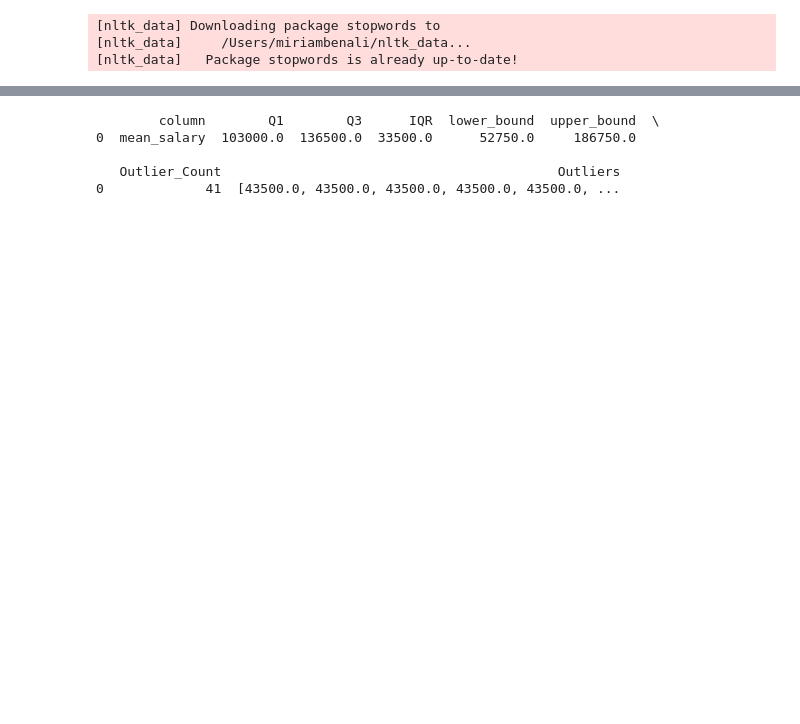
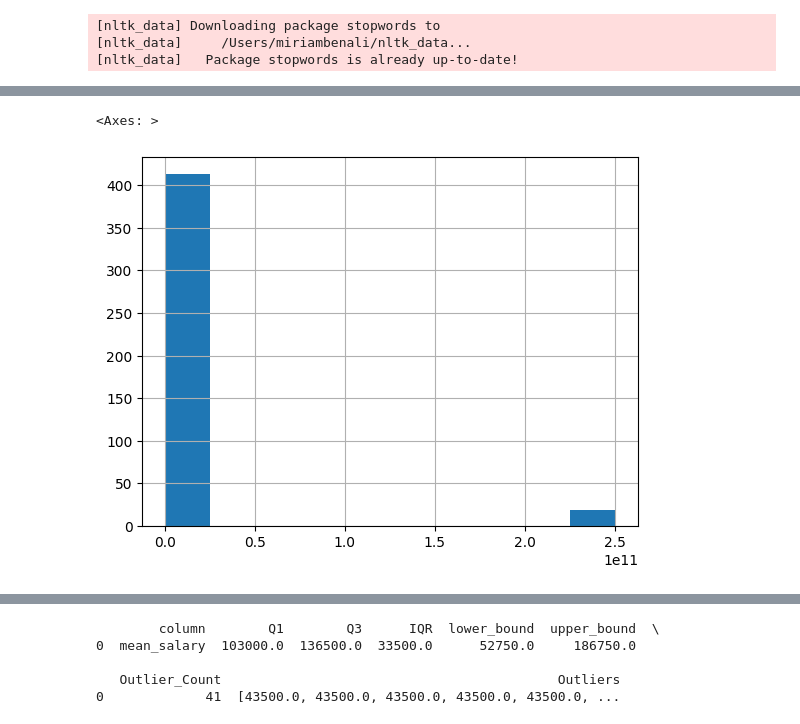
Before and after one commit to mariambenali/HR-pulse-ai-platform, a Jupyter notebook: ml/notebook/data_cleaning.ipynb, the cells around one changed output, grey strips where cells are left out. Saved outputs shown, nothing was run; the diff lists cells and outputs as text; code cells hidden in the pictures; blank space fills up the shorter version.

```diff
--- a/ml/notebook/data_cleaning.ipynb
+++ b/ml/notebook/data_cleaning.ipynb
@@ -169,0 +155,45 @@ df["mean_salary"] = df["mean_salary"] * 1000
+# %%
+import numpy as np
+import pandas as pd
+import re
+
+def compute_revenue(value):
+
+    if pd.isna(value):
+        return np.nan
+
+    value = value.lower()
+
+    # gérer unknown
+    if "unknown" in value:
+        return np.nan
+
+    # détecter l’unité
+    multiplier = 1
+
+    if "billion" in value:
+        multiplier = 1_000_000_000
+    elif "million" in value:
+        multiplier = 1_000_000
+
+    # extraire les nombres
+    numbers = re.findall(r"\d+\.?\d*", value)
+
+    if len(numbers) == 2:
+        min_val = float(numbers[0])
+        max_val = float(numbers[1])
+        return ((min_val + max_val) / 2) * multiplier
+
+    elif len(numbers) == 1:
+        return float(numbers[0]) * multiplier
+
+    else:
+        return np.nan
+# %%
+df["mean_revenue"] = df["Revenue"].apply(compute_revenue)
+df["log_revenue"] = np.log1p(df["mean_revenue"]) #Le revenue était skewed avec des valeurs extrêmes, donc j’ai utilisé le log pour stabiliser la variance et aider le modèle à mieux apprendre
+# %%
+df["mean_revenue"].hist()
+# %% [output]
+<Axes: >
+[figure, added]
```
Also changed, not shown: parts of 31 cells of this notebook, 4 other files.
